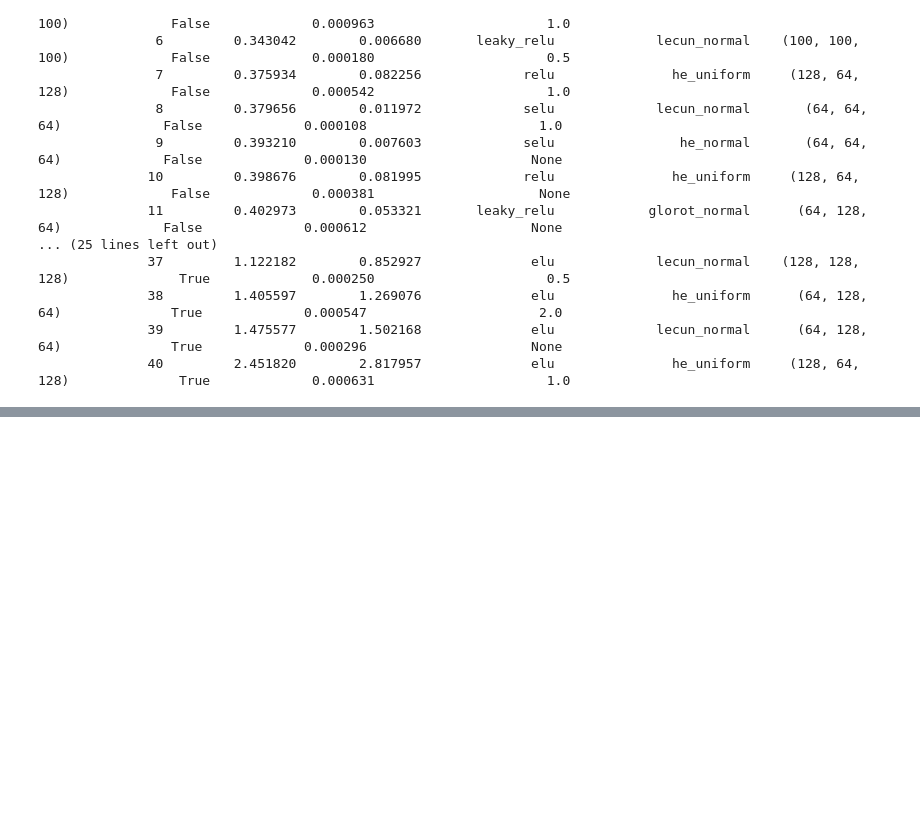
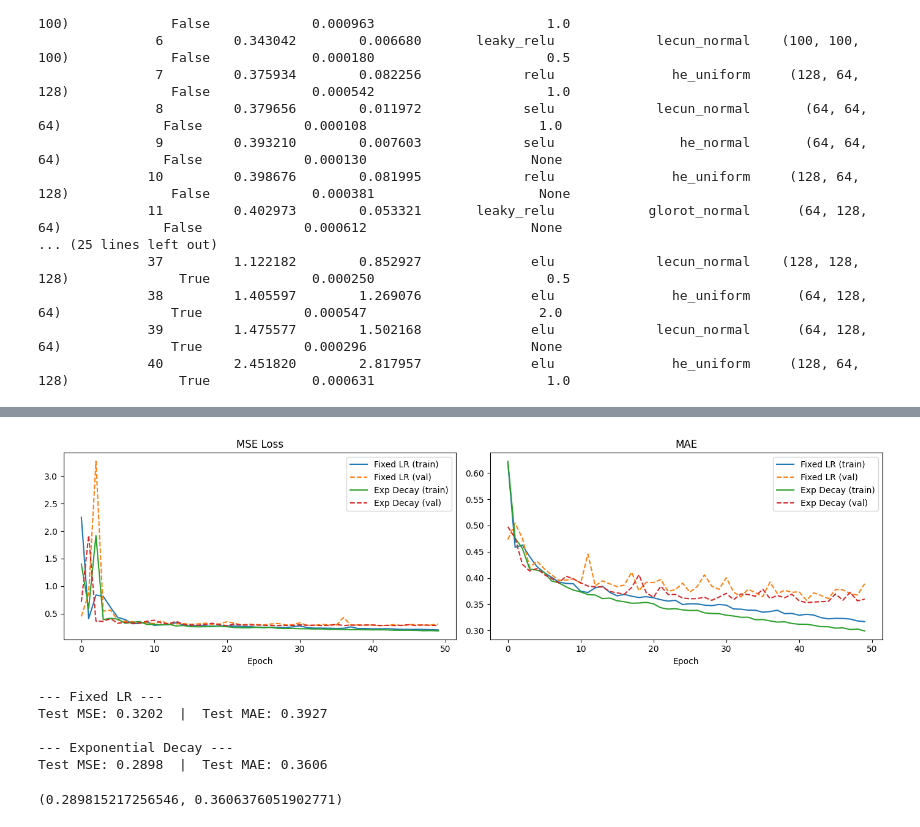
Before and after one commit to r-leeper/cs830_study_material, a Jupyter notebook: Week 8/Lab 8.20 - Parts 1-3.ipynb, the cells around one changed output, grey strips where cells are left out. Cells and saved outputs as stored; diff of their text form; code cells hidden in the pictures; blank space fills up the shorter version.

```diff
--- a/Week 8/Lab 8.20 - Parts 1-3.ipynb
+++ b/Week 8/Lab 8.20 - Parts 1-3.ipynb
@@ -622,0 +658,20 @@ print(results_df[cols].sort_values('rank_test_score').to_string(index=False))
+# %%
+# Baseline — fixed learning rate
+fixed_lr_net = NeuralNetBuilder(
+    n_inputs=X_train.shape[1],
+    kernel_initializer='he_normal',
+    activation='relu',
+    optimizer='adam',
+    learning_rate=initial_lr,
+)
+history_fixed = fixed_lr_net.fit(X_train, y_train, X_val, y_val, epochs=50)
+
+# Scheduled — exponential decay
+scheduled_net = NeuralNetBuilder(
+    n_inputs=X_train.shape[1],
+    kernel_initializer='he_normal',
+    activation='relu',
+    optimizer='adam',
+    lr_scheduler=exp_decay_schedule,
+)
+history_sched = scheduled_net.fit(X_train, y_train, X_val, y_val, epochs=50)
@@ -622,0 +696,29 @@ print(results_df[cols].sort_values('rank_test_score').to_string(index=False))
+# %%
+import matplotlib.pyplot as plt
+
+fig, axes = plt.subplots(1, 2, figsize=(14, 4))
+
+for ax, metric, title in zip(axes, ['loss', 'mae'], ['MSE Loss', 'MAE']):
+    ax.plot(history_fixed.history[metric],        label='Fixed LR (train)')
+    ax.plot(history_fixed.history[f'val_{metric}'],  label='Fixed LR (val)', linestyle='--')
+    ax.plot(history_sched.history[metric],        label='Exp Decay (train)')
+    ax.plot(history_sched.history[f'val_{metric}'],  label='Exp Decay (val)', linestyle='--')
+    ax.set_title(title)
+    ax.set_xlabel('Epoch')
+    ax.legend()
+
+plt.tight_layout()
+plt.show()
+
+print('\n--- Fixed LR ---')
+fixed_lr_net.evaluate(X_test, y_test)
+print('\n--- Exponential Decay ---')
+scheduled_net.evaluate(X_test, y_test)
+# %% [output]
+[figure, added]
+--- Fixed LR ---
+Test MSE: 0.3202  |  Test MAE: 0.3927
+
+--- Exponential Decay ---
+Test MSE: 0.2898  |  Test MAE: 0.3606
+(0.289815217256546, 0.3606376051902771)
```
Also changed, not shown: parts of 8 cells of this notebook.
